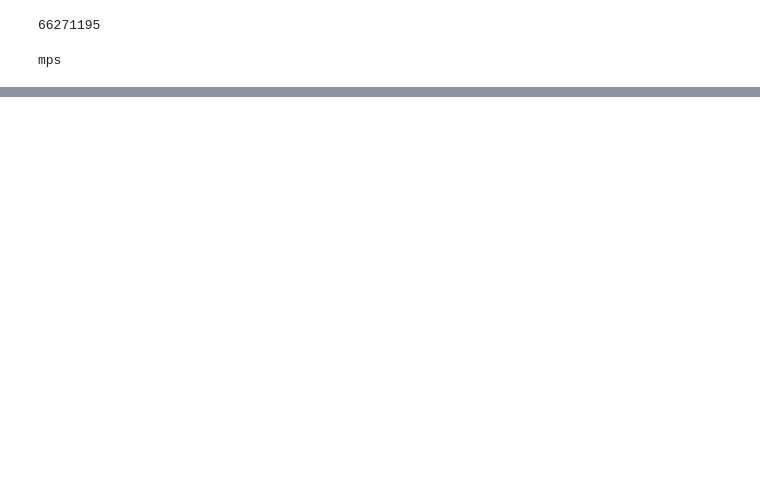
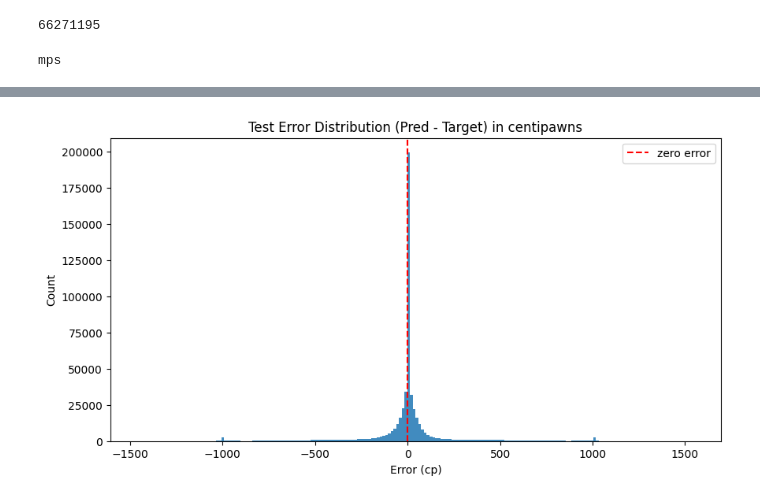
Before and after one commit to hyperburn777/chess-engine, a Jupyter notebook: ml/model_new_accumulator.ipynb, the cells around one changed output, grey strips where cells are left out. Cells and saved outputs as stored; diff of their text form; code cells hidden in the pictures; blank space fills up the shorter version.

```diff
--- a/ml/model_new_accumulator.ipynb
+++ b/ml/model_new_accumulator.ipynb
@@ -101,8 +117,8 @@ class ChessDataset(Dataset):
                 return True
 
         if self.balance_mode == "trim_zero":
-            if abs(cp) < 50:
-                return random.random() < 0.2
+            if cp == 0:
+                return False #random.random() < 0.2
             return True
 
         return True
@@ -122,6 +138,9 @@ class ChessDataset(Dataset):
 
         cp = np.clip(cp, -1000, 1000) / 1000.0
 
+        if board.turn == chess.BLACK:
+            cp = -cp
+
         return {
             "white": torch.tensor(white_feats, dtype=torch.long),
             "black": torch.tensor(black_feats, dtype=torch.long),
@@ -206,13 +225,13 @@ class NNUE(nn.Module):
 
         x = torch.cat([w, b], dim=1)
 
-        flip = (stm == 0).view(-1, 1)
+        flip = (stm < 0.5).view(-1, 1)
         x_flipped = torch.cat([b, w], dim=1)
         x = torch.where(flip, x_flipped, x)
 
         x = self.act(self.fc1(x))
         x = self.act(self.fc2(x))
-        x = self.act(self.fc3(x))
+        x = self.fc3(x)
         return self.out(x)
 # %%
 if torch.cuda.is_available():
@@ -226,9 +245,9 @@ print(device)
 # %% [output]
 mps
 # %%
-train_data = ChessDataset(train_ds, max_samples=200000, balance_mode="balanced")
+train_data = ChessDataset(train_ds, max_samples=200000, balance_mode=None)
 val_data   = ChessDataset(val_ds, max_samples=20000, balance_mode=None)
-test_data  = ChessDataset(test_ds, max_samples=100000)
+test_data  = ChessDataset(test_ds, max_samples=50000)
 
 train_loader = DataLoader(
     train_data,
@@ -276,5 +296,5 @@ loss_fn = nn.MSELoss()
 # %%
-EPOCHS = 7
+EPOCHS = 4
 
 for epoch in range(EPOCHS):
 
@@ -410,0 +378,80 @@ Sign accuracy: 0.226
+# %%
+test_loss = 0.0
+test_cp_mae = 0.0
+test_sign_correct = 0
+test_samples = 0
+
+eps = 1e-6
+model.eval()
+
+errors = []
+
+test_bar = tqdm(test_loader, desc="[TEST]")
+
+with torch.no_grad():
+    for batch in test_bar:
+
+        white_idx = batch["white_idx"].to(device)
+        black_idx = batch["black_idx"].to(device)
+        white_b   = batch["white_batch"].to(device)
+        black_b   = batch["black_batch"].to(device)
+
+        stm    = batch["stm"].to(device)
+        target = batch["target"].to(device)
+
+        pred = model(white_idx, black_idx, white_b, black_b, stm)
+
+        loss = loss_fn(pred, target)
+
+        # --- error in centipawns ---
+        batch_errors = (pred - target) * 1000.0
+        errors.append(batch_errors.detach().cpu())
+
+        pred_np = pred.cpu().numpy().flatten()
+        tgt_np  = target.cpu().numpy().flatten()
+
+        #corr = np.corrcoef(pred_np, tgt_np)[0, 1]
+        #print("correlation:", corr)
+
+        # --- metrics ---
+        pred_cp = pred * 1000.0
+        tgt_cp  = target * 1000.0
+
+        cp_mae = torch.abs(pred_cp - tgt_cp).sum().item()
+        sign_correct = (torch.sign(pred) == torch.sign(target)).sum().item()
+
+        batch_size = target.size(0)
+
+        test_loss += loss.item() * batch_size
+        test_cp_mae += cp_mae
+        test_sign_correct += sign_correct
+        test_samples += batch_size
+
+# ---------------- FINAL METRICS ----------------
+print("\nFINAL TEST RESULTS")
+print(f"Test loss: {test_loss / test_samples:.6f}")
+print(f"Test MAE (centipawns): {test_cp_mae / test_samples:.2f}")
+print(f"Sign accuracy: {test_sign_correct / test_samples:.3f}")
+
+# ---------------- ERROR ANALYSIS ----------------
+errors = torch.cat(errors).numpy()
+
+print("\nERROR STATS (cp)")
+print("Mean:", errors.mean())
+print("Std:", errors.std())
+print("Median:", np.median(errors))
+print("MAE:", np.mean(np.abs(errors)))
+print("95th percentile:", np.percentile(errors, 95))
+print("-95th percentile:", np.percentile(errors, 5))
+
+# ---------------- PLOT ----------------
+plt.figure(figsize=(10, 5))
+plt.hist(errors, bins=200, alpha=0.85)
+plt.axvline(0, color='red', linestyle='--', label='zero error')
+
+plt.title("Test Error Distribution (Pred - Target) in centipawns")
+plt.xlabel("Error (cp)")
+plt.ylabel("Count")
+plt.legend()
+plt.show()
+# %% [output]
@@ -411,3 +470,4 @@ Sign accuracy: 0.226
+[figure, added]
 # %%
 torch.save({
     "model_state_dict": model.state_dict(),
```
Also changed, not shown: parts of 10 cells of this notebook, 3 other files.
